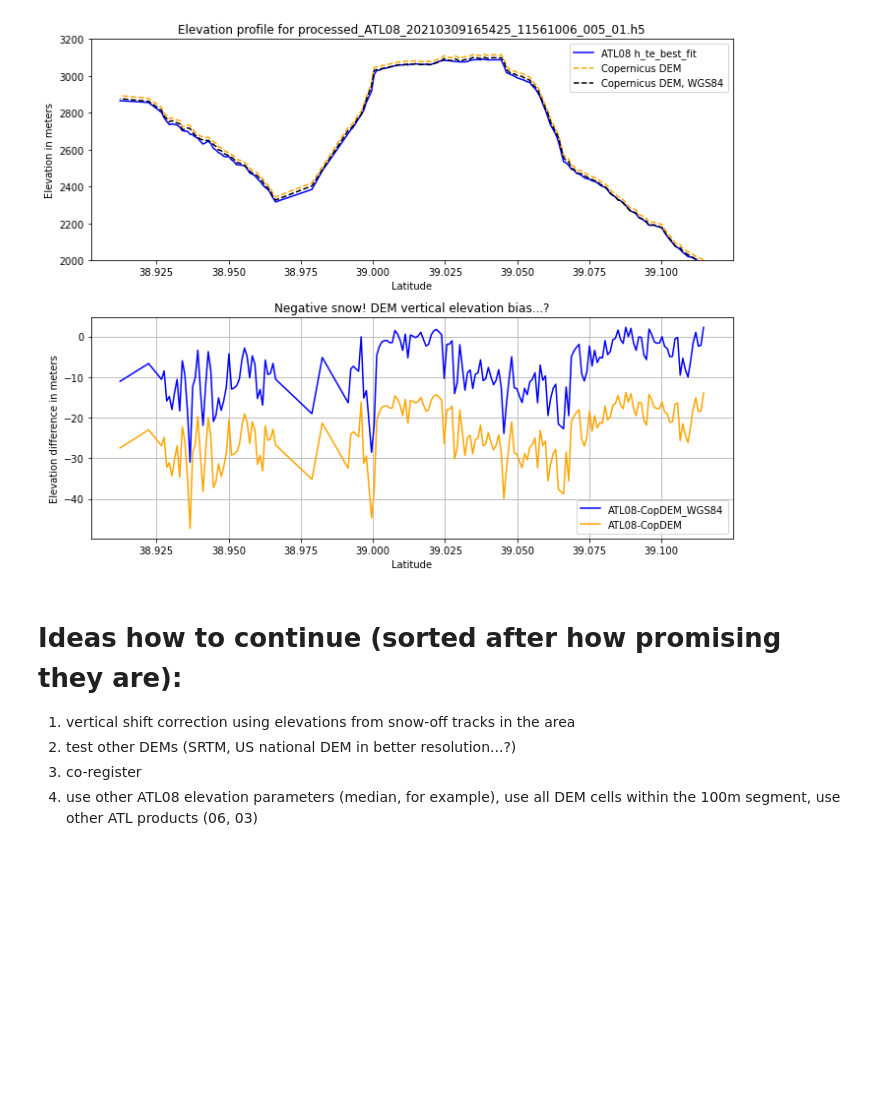
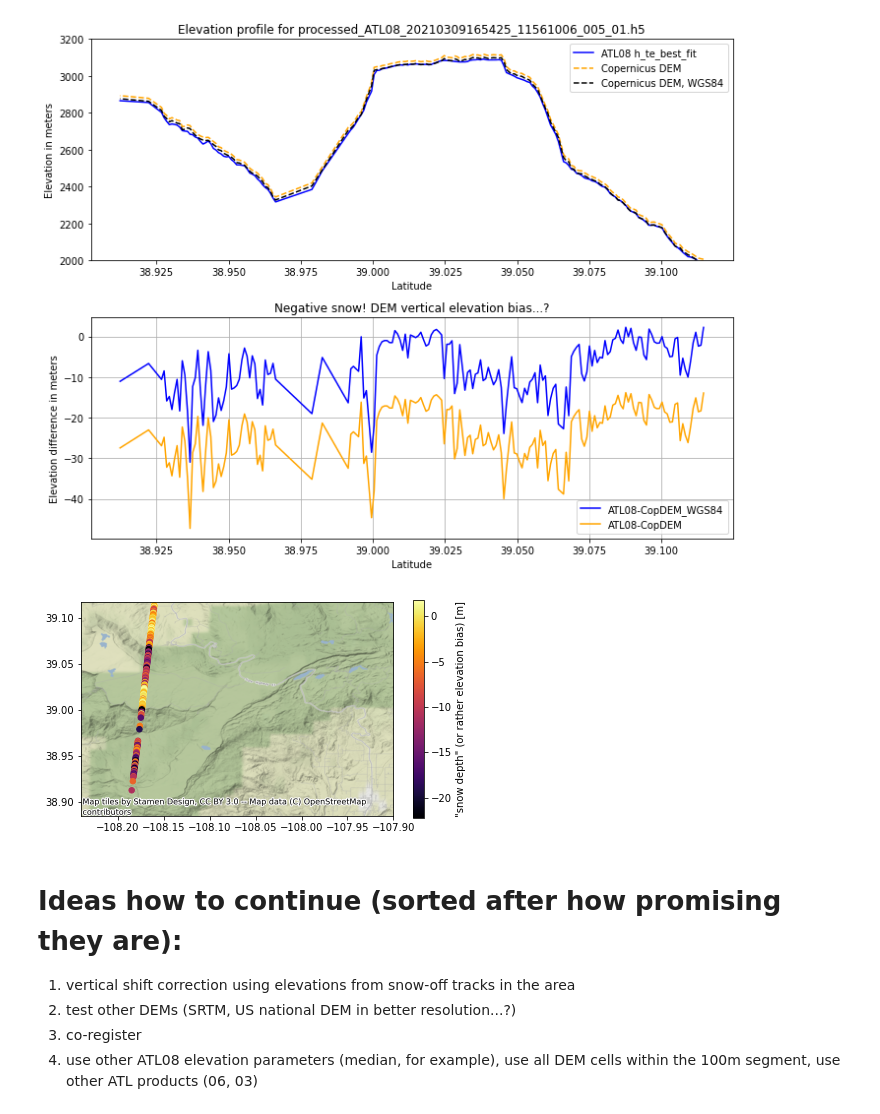
Before and after one commit to ICESAT-2HackWeek/2022-snow-dem-large, a Jupyter notebook: notebooks/DEM_elevation_extraction.ipynb, the cells around one changed output. Cells and saved outputs as stored; diff of their text form; code cells hidden in the pictures; blank space fills up the shorter version.

Commit message:
added negative snow depth map

```diff
--- a/notebooks/DEM_elevation_extraction.ipynb
+++ b/notebooks/DEM_elevation_extraction.ipynb
@@ -239,6 +259,22 @@ fig.tight_layout()
 plt.savefig('../figures/negative_snow_profile_AOI1_'+is2_file+'.png')
 # %% [output]
 [figure]
+# %%
+# add a map with the track location
+
+# for convenience, add the " snow depth" as a column to the dataframe
+gf['sd']=gf.h_te_best_fit-gf.demH_WGS84
+
+# figure
+fig, ax = plt.subplots(figsize=[7,4])
+clim = np.nanpercentile(gf['sd'].values,(2,98))
+gf.plot('sd',ax=ax, s=30,legend=True,cmap='inferno',vmin=clim[0],vmax=clim[1],legend_kwds={'label':'"snow depth" (or rather elevation bias) [m]'})
+ax.set_xlim(longitude_interval)
+ax.set_ylim(latitude_interval)
+ctx.add_basemap(ax=ax, crs=gf.crs)#, source=ctx.providers.Esri.WorldShadedRelief)
+plt.savefig('../figures/negative_snow_map_AOI1_'+is2_file+'.png')
+# %% [output]
+[figure, added]
 # %% [markdown]
 # Ideas how to continue (sorted after how promising they are):
 
```
Also changed, not shown: parts of 5 cells of this notebook, 1 other file.
